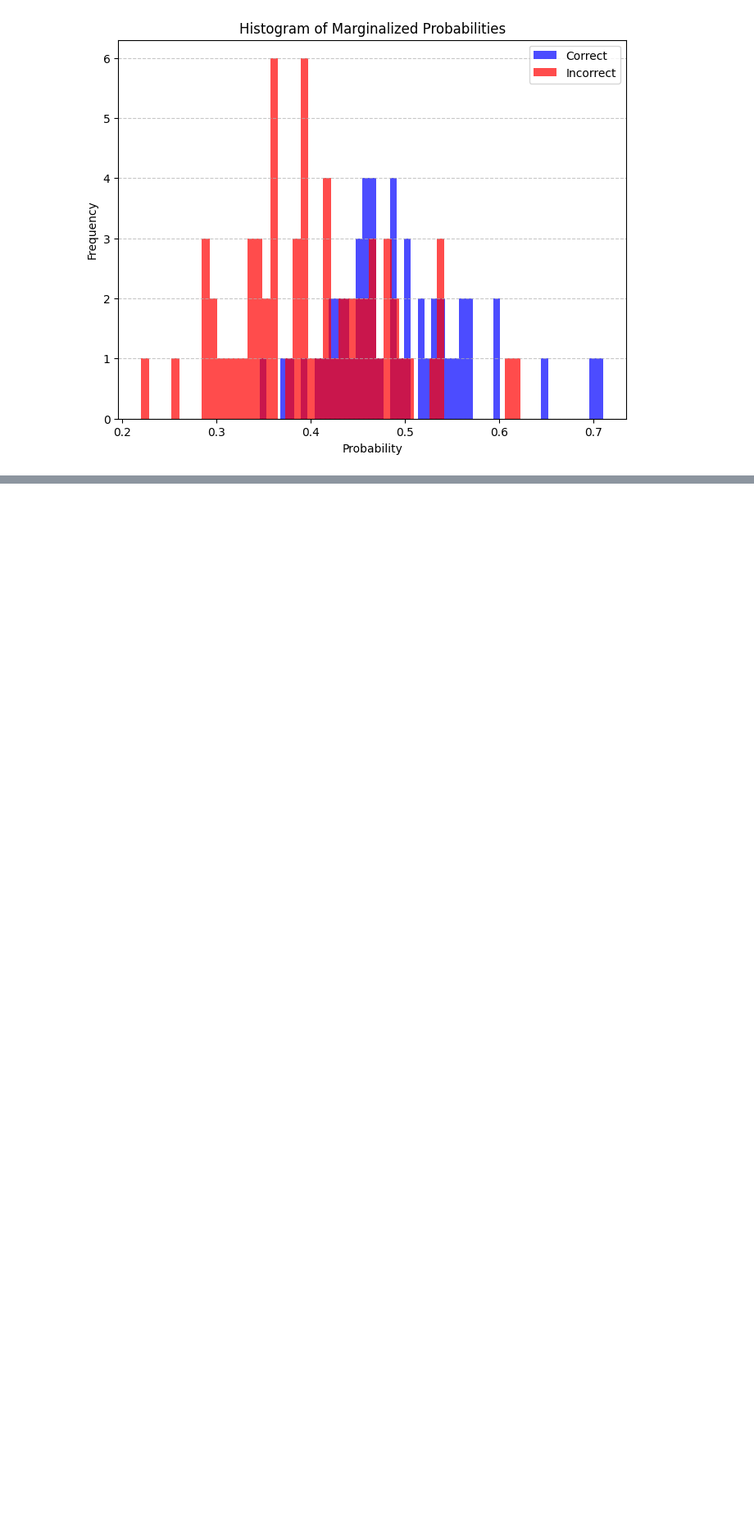
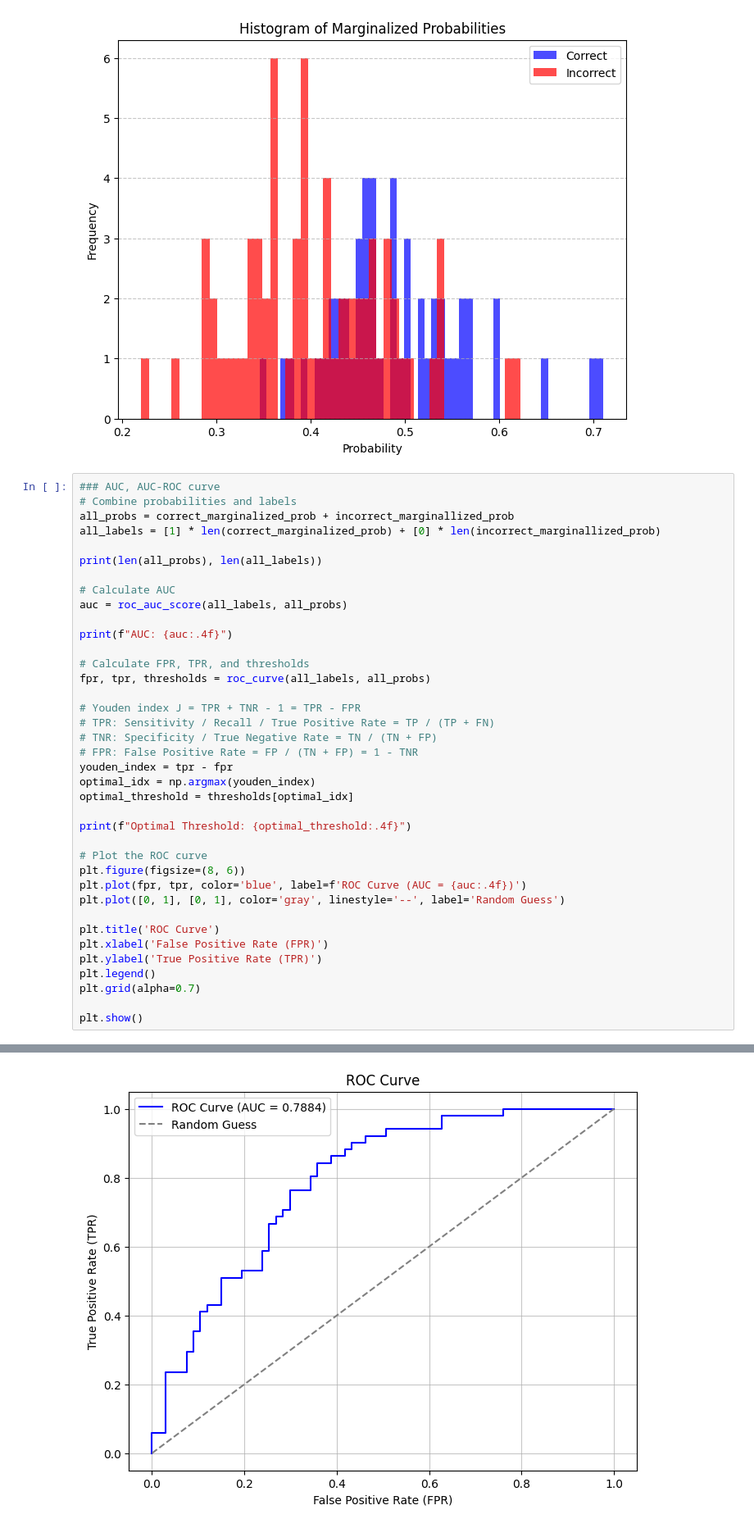
Before and after one commit to sejong-ryu/RAG_Hallucination, a Jupyter notebook: prob.ipynb, the cells around one changed output, grey strips where cells are left out. Shown: that part at 82% size. Cells and saved outputs as stored; diff of their text form; blank space fills up the shorter version.

```diff
--- a/prob.ipynb
+++ b/prob.ipynb
@@ -96,3 +97,42 @@ plt.grid(axis='y', linestyle='--', alpha=0.7)
 plt.show()
 # %% [output]
 [figure]
+# %%
+### AUC, AUC-ROC curve
+# Combine probabilities and labels
+all_probs = correct_marginalized_prob + incorrect_marginallized_prob
+all_labels = [1] * len(correct_marginalized_prob) + [0] * len(incorrect_marginallized_prob)
+
+print(len(all_probs), len(all_labels))
+
+# Calculate AUC
+auc = roc_auc_score(all_labels, all_probs)
+
+print(f"AUC: {auc:.4f}")
+
+# Calculate FPR, TPR, and thresholds
+fpr, tpr, thresholds = roc_curve(all_labels, all_probs)
+
+# Youden index J = TPR + TNR - 1 = TPR - FPR
+# TPR: Sensitivity / Recall / True Positive Rate = TP / (TP + FN)
+# TNR: Specificity / True Negative Rate = TN / (TN + FP)
+# FPR: False Positive Rate = FP / (TN + FP) = 1 - TNR
+youden_index = tpr - fpr
+optimal_idx = np.argmax(youden_index)
+optimal_threshold = thresholds[optimal_idx]
+
+print(f"Optimal Threshold: {optimal_threshold:.4f}")
+
+# Plot the ROC curve
+plt.figure(figsize=(8, 6))
+plt.plot(fpr, tpr, color='blue', label=f'ROC Curve (AUC = {auc:.4f})')
+plt.plot([0, 1], [0, 1], color='gray', linestyle='--', label='Random Guess')
+
+plt.title('ROC Curve')
+plt.xlabel('False Positive Rate (FPR)')
+plt.ylabel('True Positive Rate (TPR)')
+plt.legend()
+plt.grid(alpha=0.7)
+
+plt.show()
+# %% [output]
@@ -98,0 +142 @@ plt.show()
+[figure, added]
```
Also changed, not shown: parts of 3 cells of this notebook, 4 other files.
